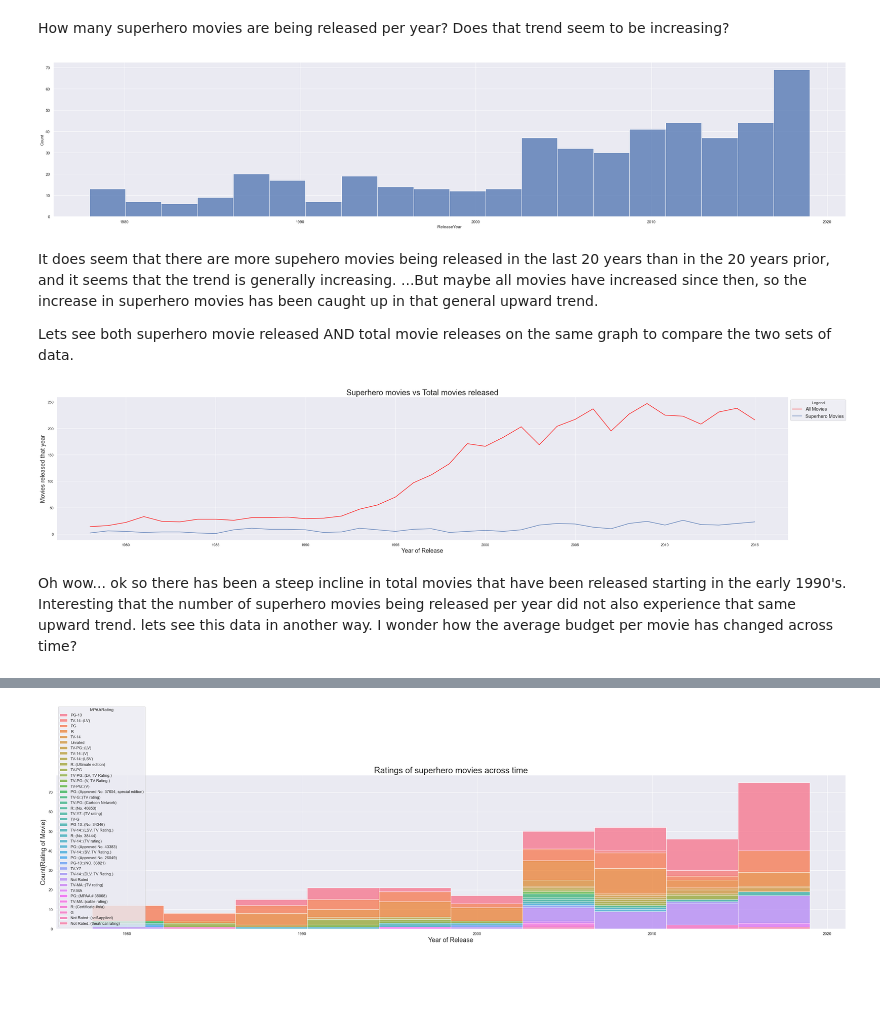
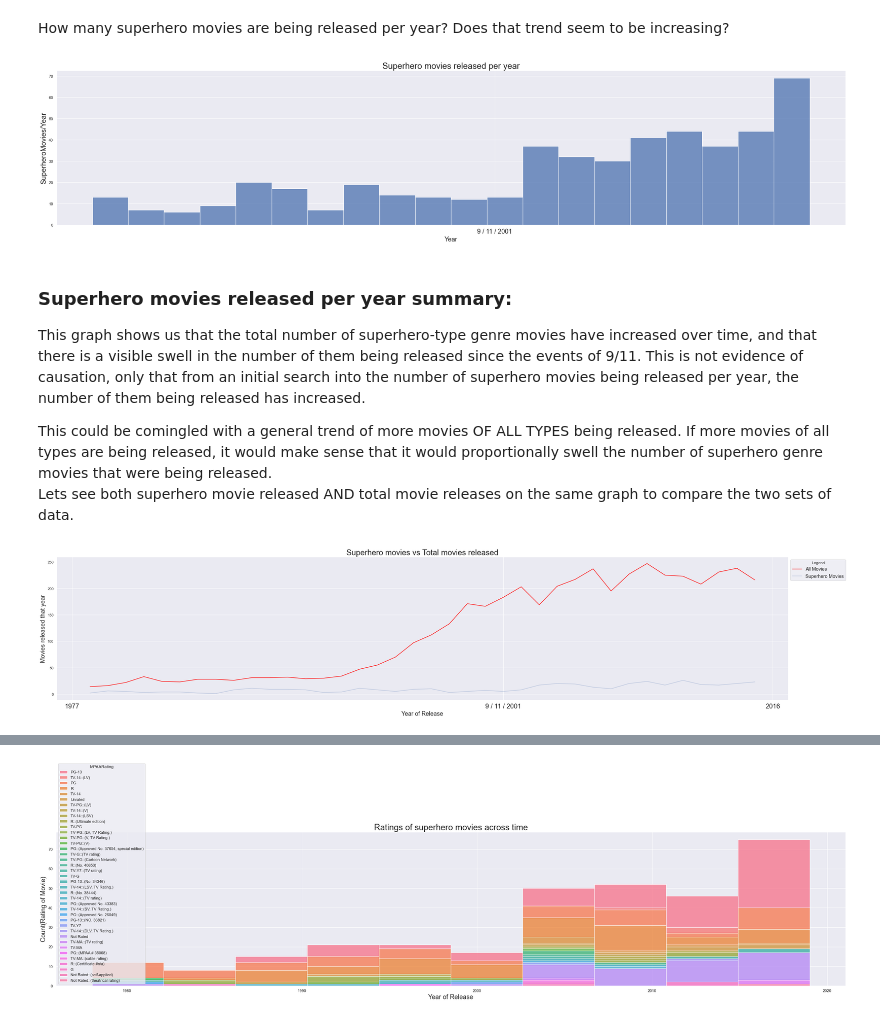
Before and after one commit to kaimmej/DA320, a Jupyter notebook: A4_JupyterCharts.ipynb, the cells around one changed output, grey strips where cells are left out. Drawn from its saved outputs; the diff is of its cells as text; code cells hidden in the pictures; blank space fills up the shorter version.

```diff
--- a/A4_JupyterCharts.ipynb
+++ b/A4_JupyterCharts.ipynb
@@ -50,19 +49,29 @@ superhero_df = pd.read_sql_query(sql, connection)
 # %% [markdown]
 How many superhero movies are being released per year? Does that trend seem to be increasing?
 # %%
-sns.histplot(
+#Pull in Superhero movie data
+sql="""SELECT * FROM rawmoviedata"""
+superhero_df = pd.read_sql_query(sql, connection)
+#superhero_df.head()
+
+p = sns.histplot(
     data=superhero_df, #Designate the pandas dataframe "superhero_df" is the data for this histogram
     x='ReleaseYear', #superhero_df['ReleaseYear'] should be the x axis.
     bins=20
     )
+plt.title('Superhero movies released per year', size= 24)
+p.set_xlabel("Year", fontsize = 18)
+p.set_ylabel("SuperheroMovies/Year", fontsize = 20)
+plt.xticks([2001],['9 / 11 / 2001'], fontsize = 18)
 plt.show()
 # %% [output]
-[figure, old version]
+[figure, new version]
-# %% [markdown]
-It does seem that there are more supehero movies being released in the last 20 years than in the 20 years prior, and it seems that the trend is generally increasing.
-...But maybe all movies have increased since then, so the increase in superhero movies has been caught up in that general upward trend.
-
-Lets see both superhero movie released AND total movie releases on the same graph to compare the two sets of data.
+# %% [markdown]
+### Superhero movies released per year summary:
+This graph shows us that the total number of superhero-type genre movies have increased over time, and that there is a visible swell in the number of them being released since the events of 9/11. This is not evidence of causation, only that from an initial search into the number of superhero movies being released per year, the number of them being released has increased.
+
+This could be comingled with a general trend of more movies OF ALL TYPES being released. If more movies of all types are being released, it would make sense that it would proportionally swell the number of superhero genre movies that were being released.
+Lets see both superhero movie released AND total movie releases on the same graph to compare the two sets of data.
 # %%
 #Total number of movies being release per year
 sql="""
@@ -101,15 +110,14 @@ plot = sns.lineplot(
 sns.lineplot(
     data=SumAllSuperhero_df,
     x='ReleaseYear',
-    y='SumOfYear'
+    y='SumOfYear',
+    alpha=0.3
 )
+plt.xticks([1977,2001,2016],['1977','9 / 11 / 2001','2016'],fontsize = 20)
 plt.title('Superhero movies vs Total movies released', size= 24)
 plt.xlabel('Year of Release', size= 18)
 plt.ylabel('Movies released that year',size= 18)
 plt.legend(labels=['All Movies', 'Superhero Movies'], fontsize = 'large', title='Legend', title_fontsize="12",loc = 2, bbox_to_anchor = (1,1))
 plt.show()
 # %% [output]
-[figure, old version]
+[figure, new version]
-# %% [markdown]
-Oh wow... ok so there has been a steep incline in total movies that have been released starting in the early 1990's. Interesting that the number of superhero movies being released per year did not also experience that same upward trend.
-lets see this data in another way. I wonder how the average budget per movie has changed across time?
```
Also changed, not shown: parts of 15 cells of this notebook.
